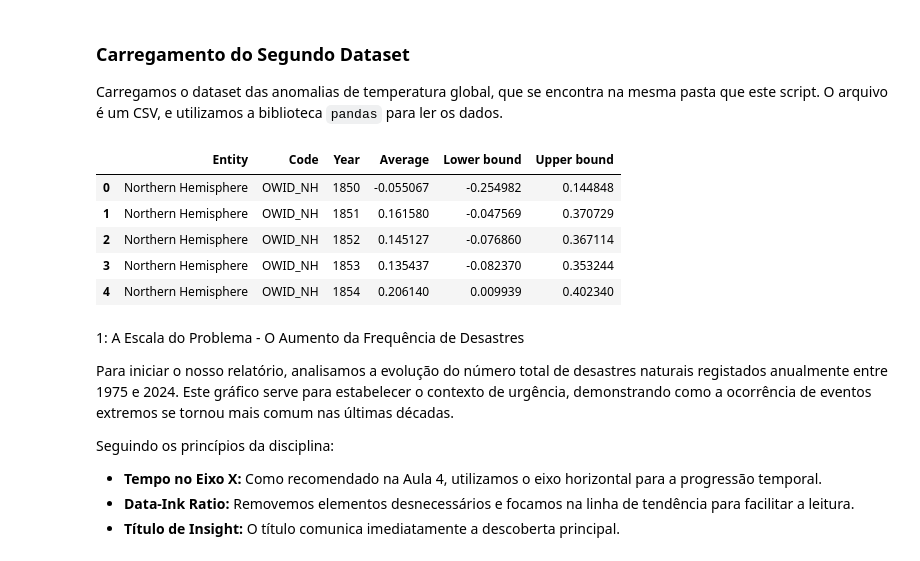
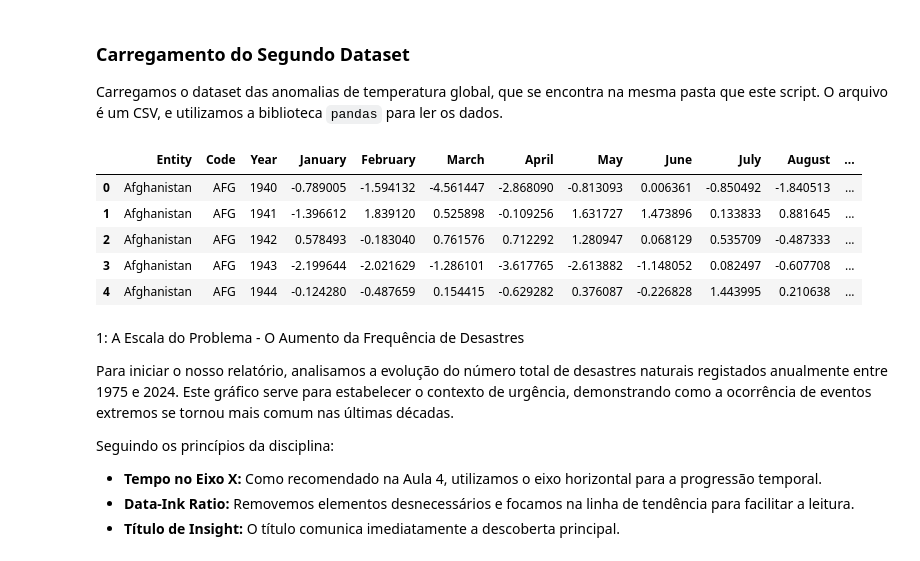
Before and after one commit to felipesabbado/2026-IPS-vd-project, a Jupyter notebook: notebooks/EMDATstudy.ipynb, the cells around one changed output. Drawn from its saved outputs; the diff is of its cells as text; code cells hidden in the pictures.

```diff
--- a/notebooks/EMDATstudy.ipynb
+++ b/notebooks/EMDATstudy.ipynb
@@ -46,18 +52,18 @@ FileNotFoundError: [Errno 2] No such file or directory: 'EMDATdata.xlsx'
 Carregamos o dataset das anomalias de temperatura global, que se encontra na mesma pasta que este script. O arquivo é um CSV, e utilizamos a biblioteca `pandas` para ler os dados.
 # %%
 # Carregar o dataset de anomalia de temperatura
-file_temp = 'temperature-anomaly.csv'
+file_temp = r'../data/temperature-anomalies.csv'
 df_temp = pd.read_csv(file_temp)
 
 
 df_temp.head()
 # %% [output]
-|  | Entity | Code | Year | Average | Lower bound | Upper bound |
-| 0 | Northern Hemisphere | OWID_NH | 1850 | -0.055067 | -0.254982 | 0.144848 |
-| 1 | Northern Hemisphere | OWID_NH | 1851 | 0.161580 | -0.047569 | 0.370729 |
-| 2 | Northern Hemisphere | OWID_NH | 1852 | 0.145127 | -0.076860 | 0.367114 |
-| 3 | Northern Hemisphere | OWID_NH | 1853 | 0.135437 | -0.082370 | 0.353244 |
-| 4 | Northern Hemisphere | OWID_NH | 1854 | 0.206140 | 0.009939 | 0.402340 |
+|  | Entity | Code | Year | January | February | March | April | May | June | July | August | ... |
+| 0 | Afghanistan | AFG | 1940 | -0.789005 | -1.594132 | -4.561447 | -2.868090 | -0.813093 | 0.006361 | -0.850492 | -1.840513 | ... |
+| 1 | Afghanistan | AFG | 1941 | -1.396612 | 1.839120 | 0.525898 | -0.109256 | 1.631727 | 1.473896 | 0.133833 | 0.881645 | ... |
+| 2 | Afghanistan | AFG | 1942 | 0.578493 | -0.183040 | 0.761576 | 0.712292 | 1.280947 | 0.068129 | 0.535709 | -0.487333 | ... |
+| 3 | Afghanistan | AFG | 1943 | -2.199644 | -2.021629 | -1.286101 | -3.617765 | -2.613882 | -1.148052 | 0.082497 | -0.607708 | ... |
+| 4 | Afghanistan | AFG | 1944 | -0.124280 | -0.487659 | 0.154415 | -0.629282 | 0.376087 | -0.226828 | 1.443995 | 0.210638 | ... |
 # %% [markdown]
 1: A Escala do Problema - O Aumento da Frequência de Desastres
 
```
Also changed, not shown: parts of 2 cells of this notebook, 2 other files.
